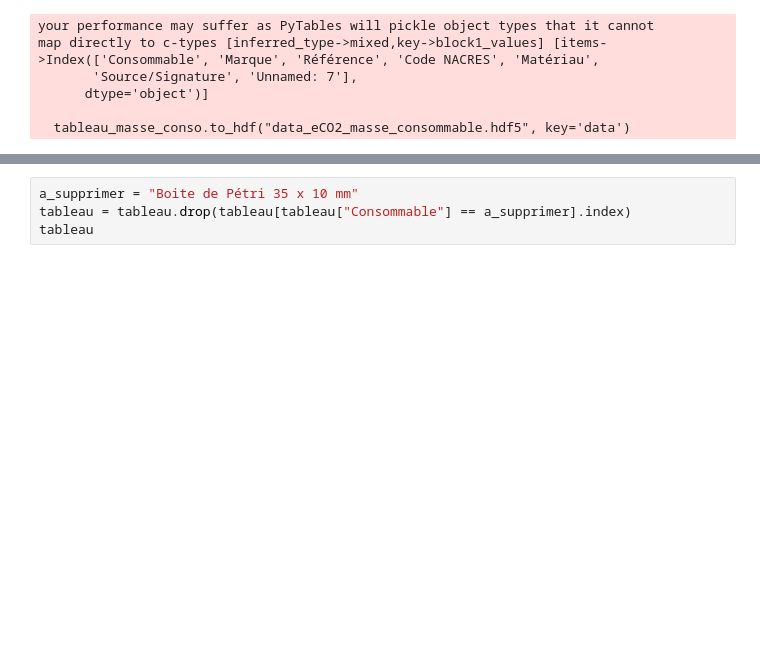
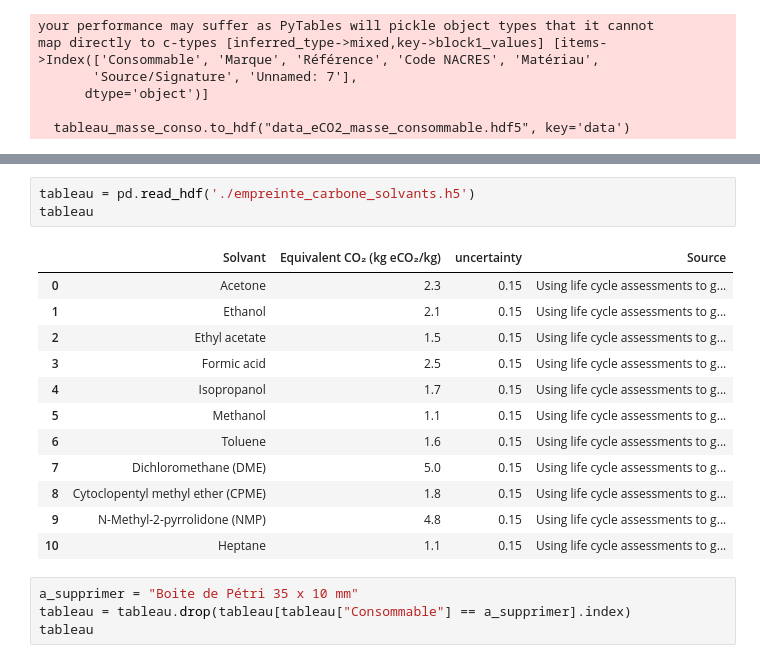
Before and after one commit to Alex-code-lab/LABeCO2, a Jupyter notebook: data_masse_eCO2/pour_travail.ipynb, the cells around one changed output, grey strips where cells are left out. Cells and saved outputs as stored; diff of their text form; blank space fills up the shorter version.

```diff
--- a/data_masse_eCO2/pour_travail.ipynb
+++ b/data_masse_eCO2/pour_travail.ipynb
@@ -58,3 +108,19 @@ tableau
+# %%
+tableau = pd.read_hdf('./empreinte_carbone_solvants.h5')
+tableau
+# %% [output]
+|  | Solvant | Equivalent CO₂ (kg eCO₂/kg) | uncertainty | Source |
+| 0 | Acetone | 2.3 | 0.15 | Using life cycle assessments to g... |
+| 1 | Ethanol | 2.1 | 0.15 | Using life cycle assessments to g... |
+| 2 | Ethyl acetate | 1.5 | 0.15 | Using life cycle assessments to g... |
+| 3 | Formic acid | 2.5 | 0.15 | Using life cycle assessments to g... |
+| 4 | Isopropanol | 1.7 | 0.15 | Using life cycle assessments to g... |
+| 5 | Methanol | 1.1 | 0.15 | Using life cycle assessments to g... |
+| 6 | Toluene | 1.6 | 0.15 | Using life cycle assessments to g... |
+| 7 | Dichloromethane (DME) | 5.0 | 0.15 | Using life cycle assessments to g... |
+| 8 | Cytoclopentyl methyl ether (CPME) | 1.8 | 0.15 | Using life cycle assessments to g... |
+| 9 | N-Methyl-2-pyrrolidone (NMP) | 4.8 | 0.15 | Using life cycle assessments to g... |
+| 10 | Heptane | 1.1 | 0.15 | Using life cycle assessments to g... |
 # %%
 a_supprimer = "Boite de Pétri 35 x 10 mm"
 tableau = tableau.drop(tableau[tableau["Consommable"] == a_supprimer].index)
```
Also changed, not shown: parts of 3 cells of this notebook, 14 other files.
